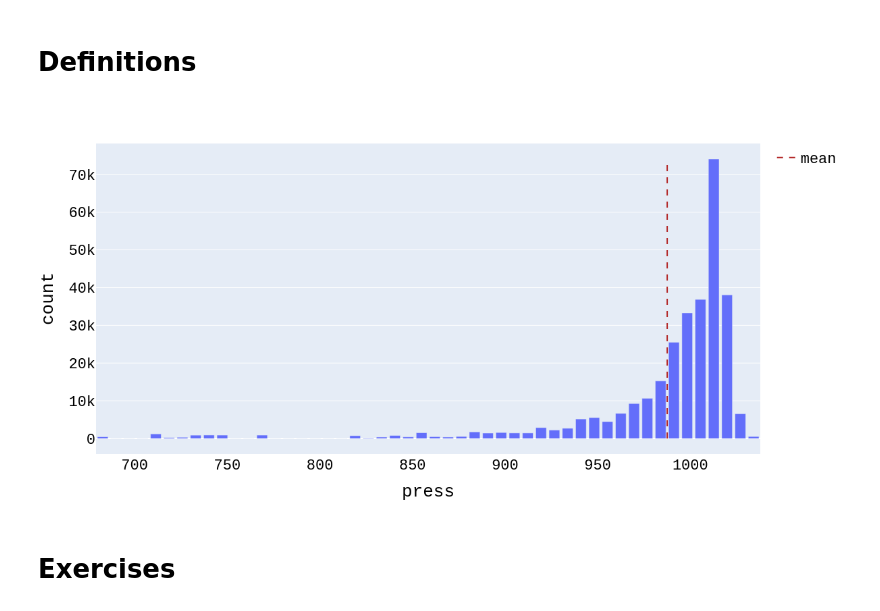
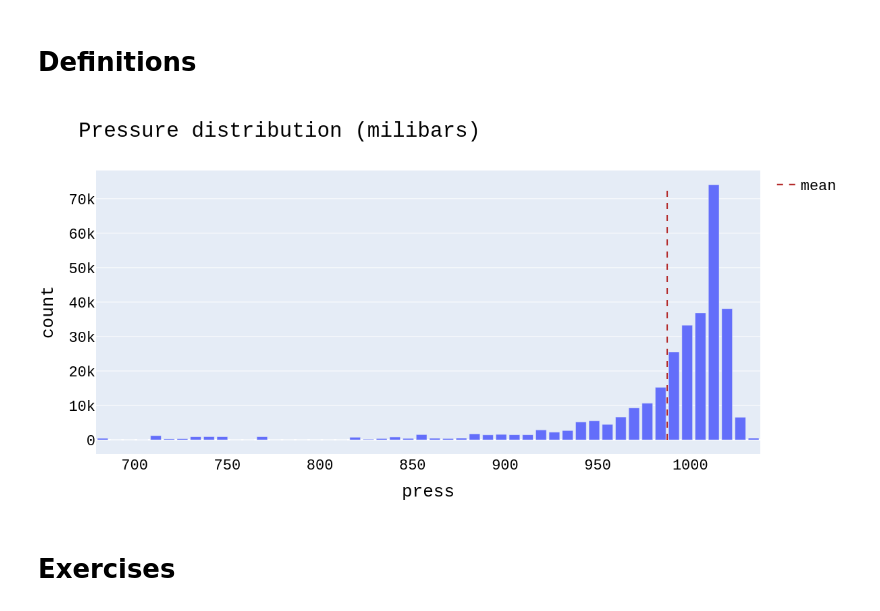
Before and after one commit to gioguarnieri/Materias_Doutorado_INPE, a Jupyter notebook: Estatística_Computacional/Exercício_2_Giovanni_Guarnieri_Soares.ipynb, the cells around one changed output. Saved outputs shown, nothing was run; the diff lists cells and outputs as text; code cells hidden in the pictures.

```diff
--- a/Estatística_Computacional/Exercício_2_Giovanni_Guarnieri_Soares.ipynb
+++ b/Estatística_Computacional/Exercício_2_Giovanni_Guarnieri_Soares.ipynb
@@ -76,9 +76,9 @@ def plot_distribution(data,
 df = pd.read_excel("https://github.com/vsantjr/CAP/blob/master/CAP417/GPCP/gpcp_1980-2016.xlsx?raw=true")
 # %%
 # plotting its distribution with the mean
-plot_distribution(df["press"], extra=df["press"].mean(), extra_name="mean")
+plot_distribution(df["press"], extra=df["press"].mean(), extra_name="mean", title = "Pressure distribution (milibars)")
 # %% [output]
-[figure, old version]
+[figure, new version]
 # %% [markdown]
 # Exercises
 # %% [markdown]
```
Also changed, not shown: parts of 9 cells of this notebook.
